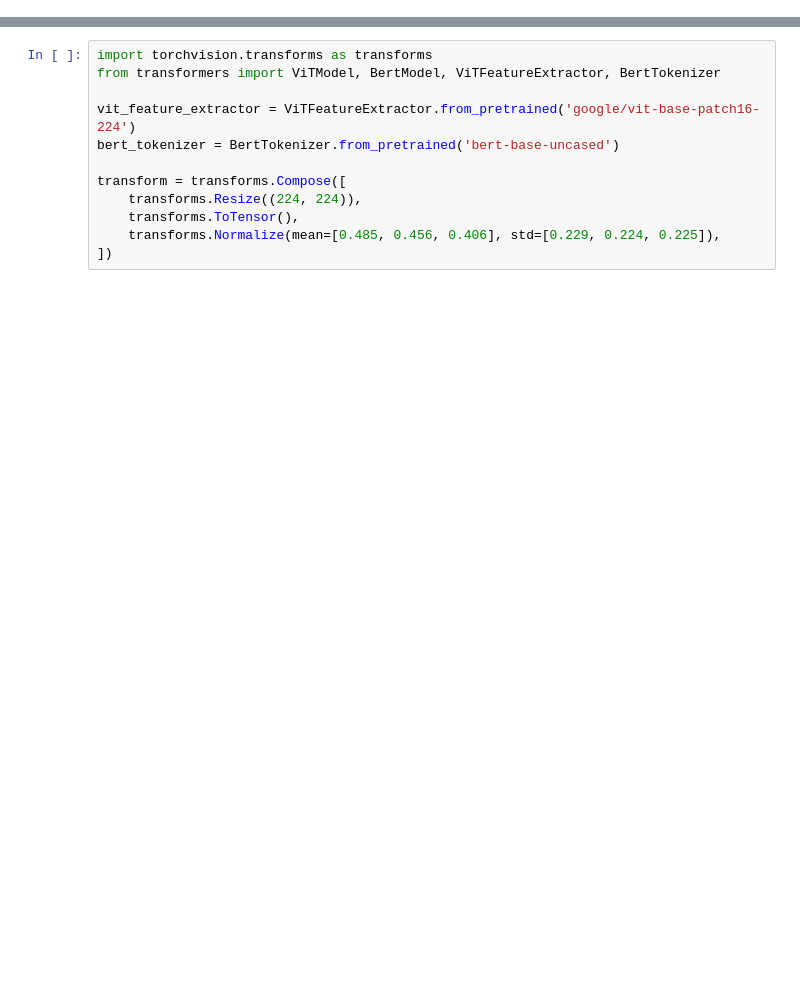
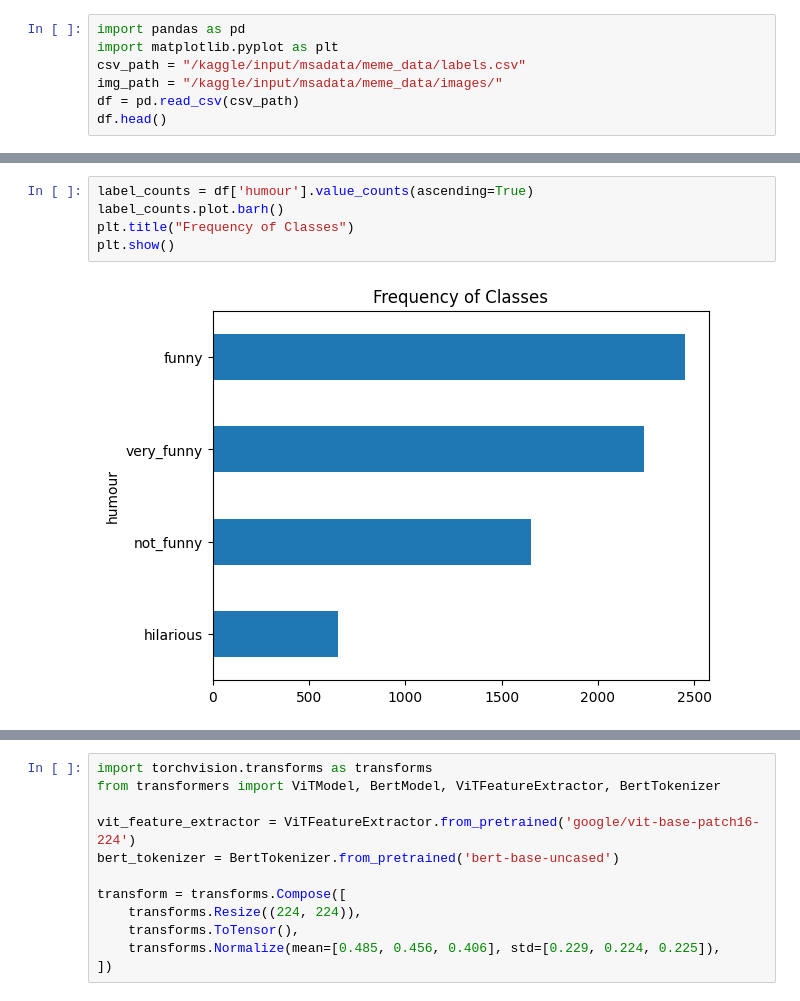
Before and after one commit to OPpandu/Sentiment-Analysis, a Jupyter notebook: MEME_Sentiment/train_eval.ipynb, the cells around one changed output, grey strips where cells are left out. Cells and saved outputs as stored; diff of their text form; blank space fills up the shorter version.

```diff
--- a/MEME_Sentiment/train_eval.ipynb
+++ b/MEME_Sentiment/train_eval.ipynb
@@ -14,0 +1,7 @@ df = pd.read_csv(csv_path)
+# %%
+import pandas as pd
+import matplotlib.pyplot as plt
+csv_path = "/kaggle/input/msadata/meme_data/labels.csv"
+img_path = "/kaggle/input/msadata/meme_data/images/"
+df = pd.read_csv(csv_path)
+df.head()
@@ -14,0 +39,7 @@ df = pd.read_csv(csv_path)
+# %%
+label_counts = df['humour'].value_counts(ascending=True)
+label_counts.plot.barh()
+plt.title("Frequency of Classes")
+plt.show()
+# %% [output]
+[figure, added]
```
Also changed, not shown: parts of 17 cells of this notebook, 2 other files.
